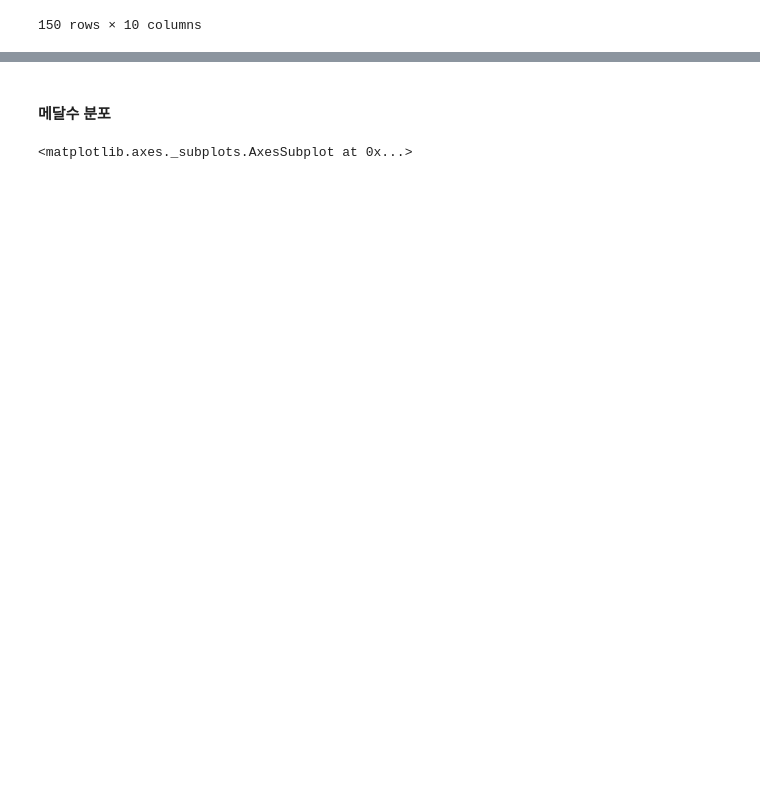
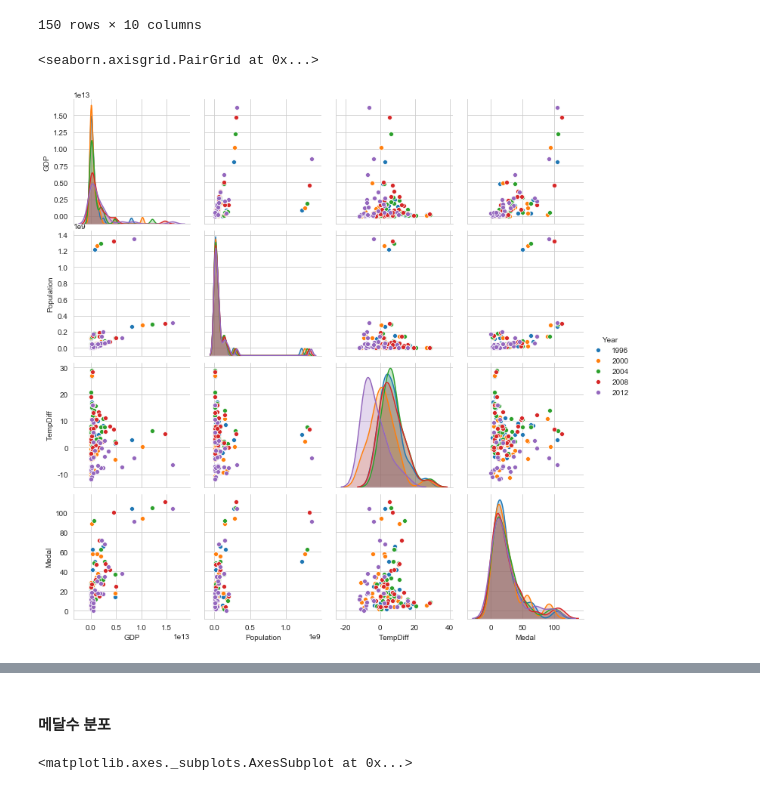
Before and after one commit to hogoood/my_own_project, a Jupyter notebook: Olympic Medals.ipynb, the cells around one changed output, grey strips where cells are left out. Drawn from its saved outputs; the diff is of its cells as text; code cells hidden in the pictures; blank space fills up the shorter version.

```diff
--- a/Olympic Medals.ipynb
+++ b/Olympic Medals.ipynb
@@ -1505,3 +1505,8 @@ train
 | 148 | United States | Beijing | 2008 | 1.471284e+13 | 304093966.0 | 5.266 | 0 | 111 | 29 | 2 |
 | 149 | United States | London | 2012 | 1.619701e+13 | 313998379.0 | -6.521 | 0 | 104 | 29 | 3 |
 150 rows × 10 columns
+# %%
+sns.pairplot(data = train[['GDP', 'Population', 'TempDiff', 'Medal', 'Year']], hue="Year")
+# %% [output]
+<seaborn.axisgrid.PairGrid at 0x...>
+[figure, added]
```
Also changed, not shown: parts of 16 cells of this notebook.
